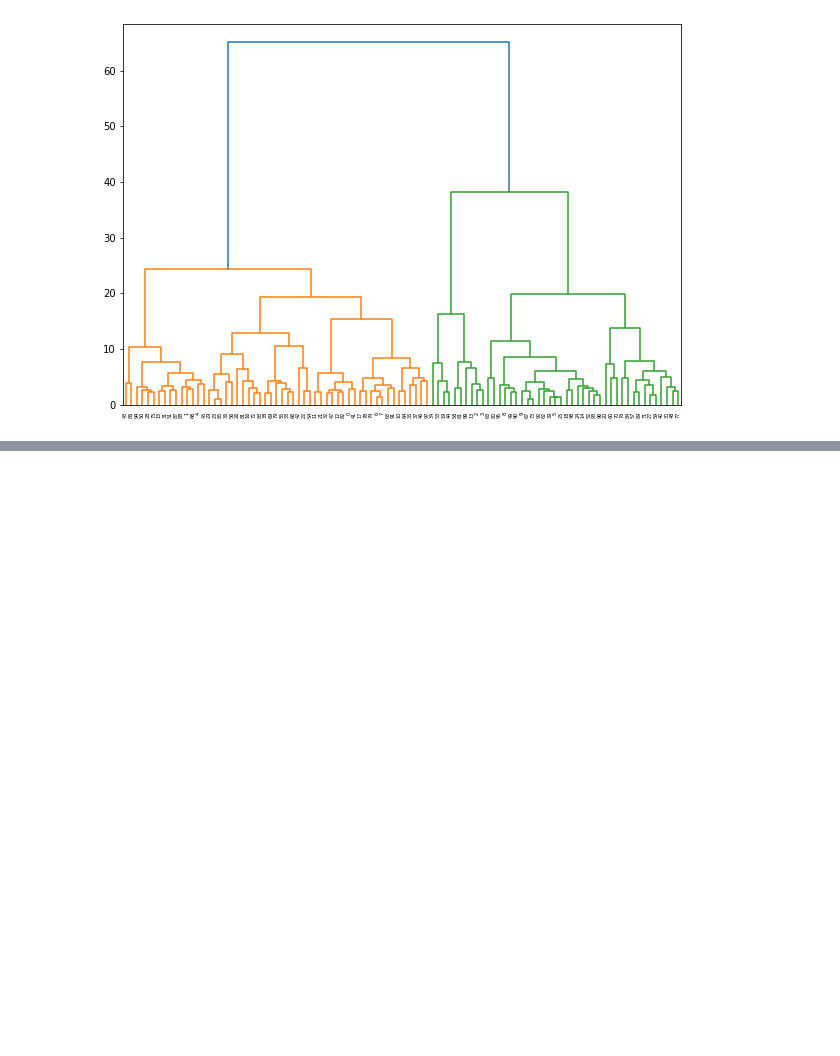
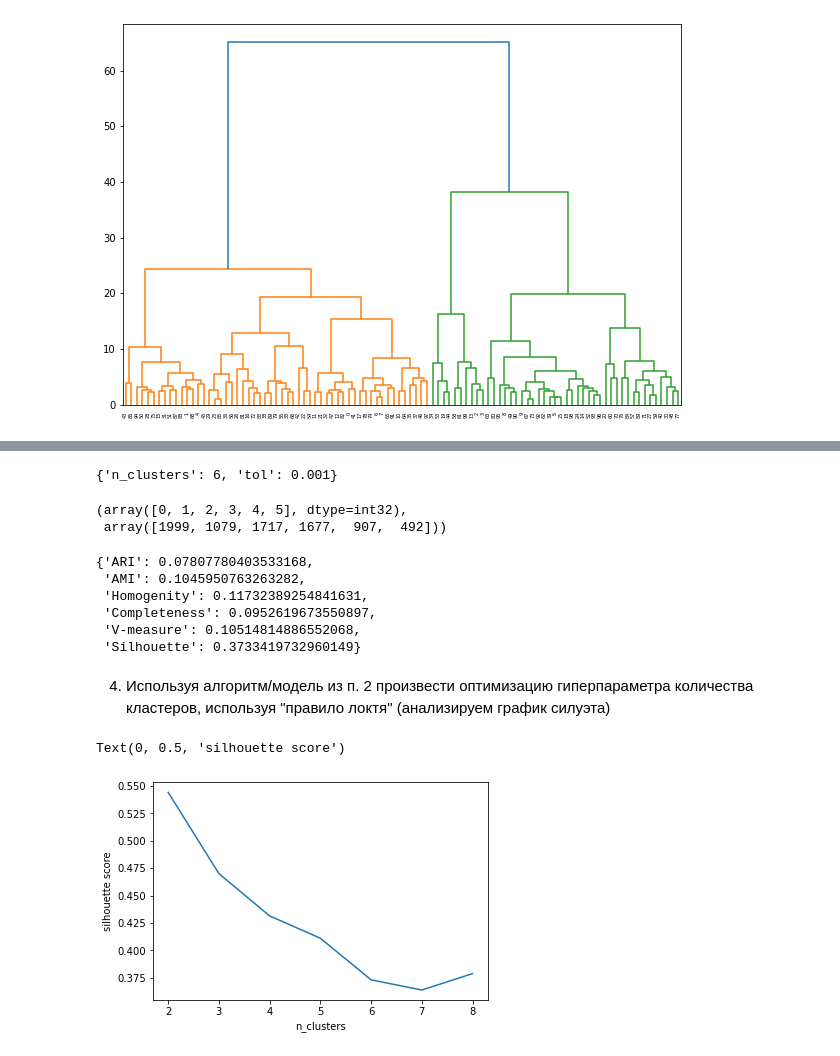
Before and after one commit to yaroslavtsepkov/data-analysis-tools, a Jupyter notebook: clustering/09-clustering-yaroslav-tsepkov.ipynb, the cells around one changed output, grey strips where cells are left out. Drawn from its saved outputs; the diff is of its cells as text; code cells hidden in the pictures; blank space fills up the shorter version.

Commit message:
add cluster task

```diff
--- a/clustering/09-clustering-yaroslav-tsepkov.ipynb
+++ b/clustering/09-clustering-yaroslav-tsepkov.ipynb
@@ -82,4 +64,3 @@ train.Gender, _ = pd.factorize(train.Gender)
 train.Ever_Married, _ = pd.factorize(train.Ever_Married)
 train.Graduated, _ = pd.factorize(train.Graduated)
 train = pd.get_dummies(train, columns=['Profession','Spending_Score','Var_1'])
-train = train.astype(np.uint8)
@@ -115,0 +128,6 @@ plt.show()
+# %%
+estimator = KMeans()
+# %%
+%%time
+clusters = estimator.fit_predict(train)
+np.unique(clusters, return_counts=True)
@@ -115,0 +166,33 @@ plt.show()
+# %%
+grid.best_params_
+# %% [output]
+{'n_clusters': 6, 'tol': 0.001}
+# %%
+np.unique(grid.best_estimator_.labels_, return_counts=True)
+# %% [output]
+(array([0, 1, 2, 3, 4, 5], dtype=int32),
+ array([1999, 1079, 1717, 1677,  907,  492]))
+# %%
+getMetric(train, target, grid.best_estimator_)
+# %% [output]
+{'ARI': 0.07807780403533168,
+ 'AMI': 0.1045950763263282,
+ 'Homogenity': 0.11732389254841631,
+ 'Completeness': 0.0952619673550897,
+ 'V-measure': 0.10514814886552068,
+ 'Silhouette': 0.3733419732960149}
+# %% [markdown]
+ 4. Используя алгоритм/модель из п. 2 произвести оптимизацию гиперпараметра количества кластеров, используя "правило локтя" (анализируем график силуэта)
+# %%
+scores = []
+
+for n_clusters in tqdm(range(2, 9)):
+    clusters = KMeans(n_clusters=n_clusters, max_iter=450, tol=0.0001).fit_predict(train)
+    scores.append(silhouette_score(train, clusters))
+# %%
+plt.plot(range(2, 9), scores)
+plt.xlabel('n_clusters')
+plt.ylabel('silhouette score')
+# %% [output]
+Text(0, 0.5, 'silhouette score')
+[figure, added]
```
Also changed, not shown: parts of 17 cells of this notebook.
